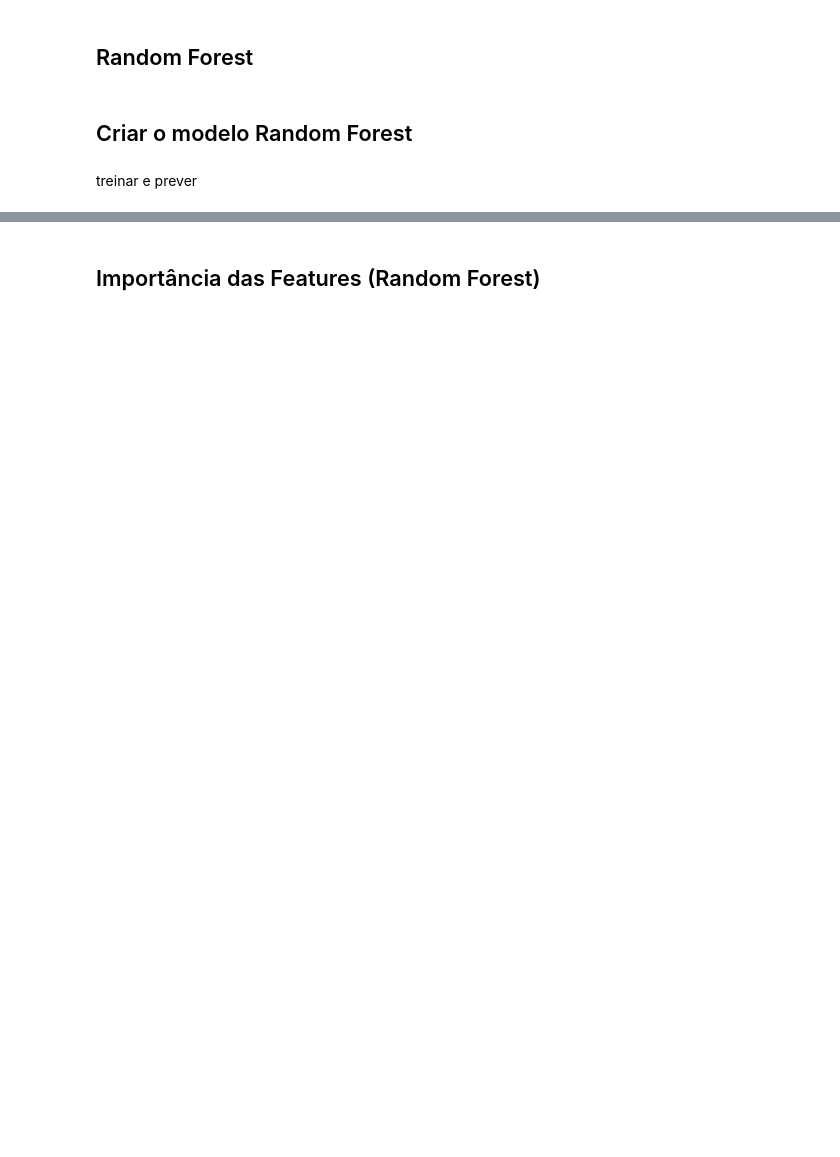
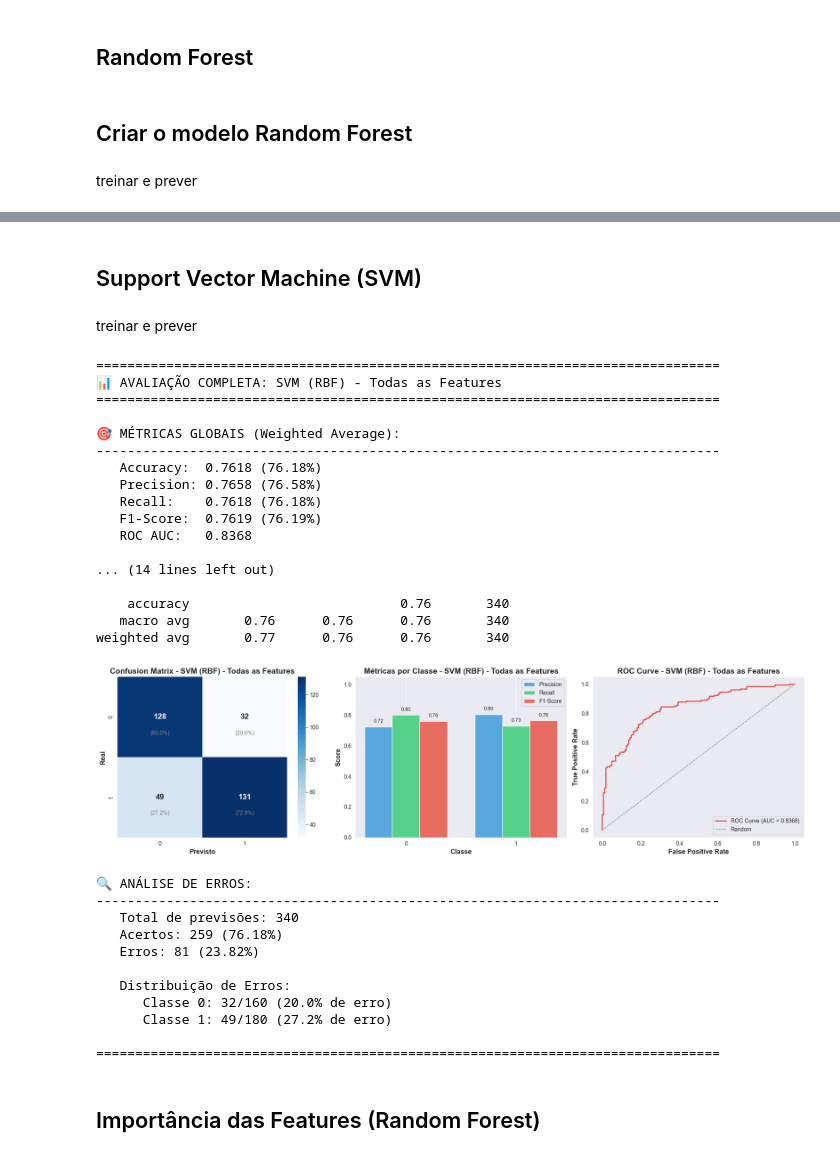
Before and after one commit to tomasgferreira06/ML_TP, a Jupyter notebook: projetoML.ipynb, the cells around one changed output, grey strips where cells are left out. Drawn from its saved outputs; the diff is of its cells as text; code cells hidden in the pictures; blank space fills up the shorter version.

```diff
--- a/projetoML.ipynb
+++ b/projetoML.ipynb
@@ -968,6 +968,63 @@ weighted avg       0.75      0.75      0.75       340
       Classe 1: 48/180 (26.7% de erro)
 
 ================================================================================
+# %% [markdown]
+## Support Vector Machine (SVM)
+# %%
+## Support Vector Machine (SVM)
+
+
+from sklearn.svm import SVC
+
+svm_clf = SVC(
+    kernel='rbf',  # kernel mais comum e eficaz
+    C=1,  # força da regularização
+    gamma='scale',  # gamma automática
+    probability=True,  # necessário para curva ROC
+    random_state=42
+)
+# %% [markdown]
+treinar e prever
+# %%
+
+svm_clf.fit(X_train_scaled, y_train)
+
+metricas_svm = avaliar_modelo(
+    modelo=svm_clf,
+    X_test=X_test_scaled,
+    y_test=y_test,
+    nome_modelo="SVM (RBF) - Todas as Features"
+)
+# %% [output]
+================================================================================
+📊 AVALIAÇÃO COMPLETA: SVM (RBF) - Todas as Features
+================================================================================
+
+🎯 MÉTRICAS GLOBAIS (Weighted Average):
+--------------------------------------------------------------------------------
+   Accuracy:  0.7618 (76.18%)
+   Precision: 0.7658 (76.58%)
+   Recall:    0.7618 (76.18%)
+   F1-Score:  0.7619 (76.19%)
+   ROC AUC:   0.8368
+
+... (14 lines left out)
+
+    accuracy                           0.76       340
+   macro avg       0.76      0.76      0.76       340
+weighted avg       0.77      0.76      0.76       340
+[figure, added]
+🔍 ANÁLISE DE ERROS:
+--------------------------------------------------------------------------------
+   Total de previsões: 340
+   Acertos: 259 (76.18%)
+   Erros: 81 (23.82%)
+
+   Distribuição de Erros:
+      Classe 0: 32/160 (20.0% de erro)
+      Classe 1: 49/180 (27.2% de erro)
+
+================================================================================
 # %% [markdown]
 ## Importância das Features (Random Forest)
 # %%
```
Also changed, not shown: parts of 38 cells of this notebook.
